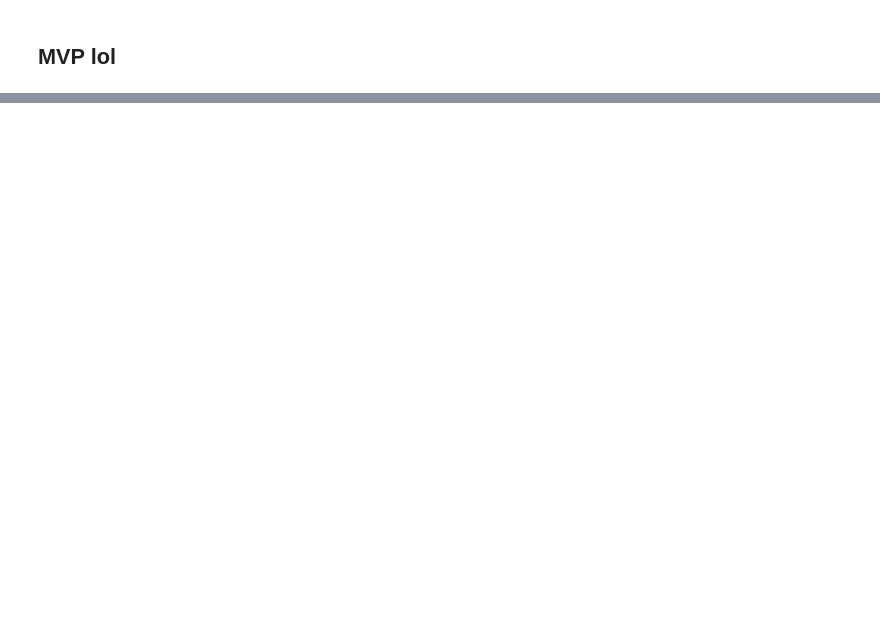
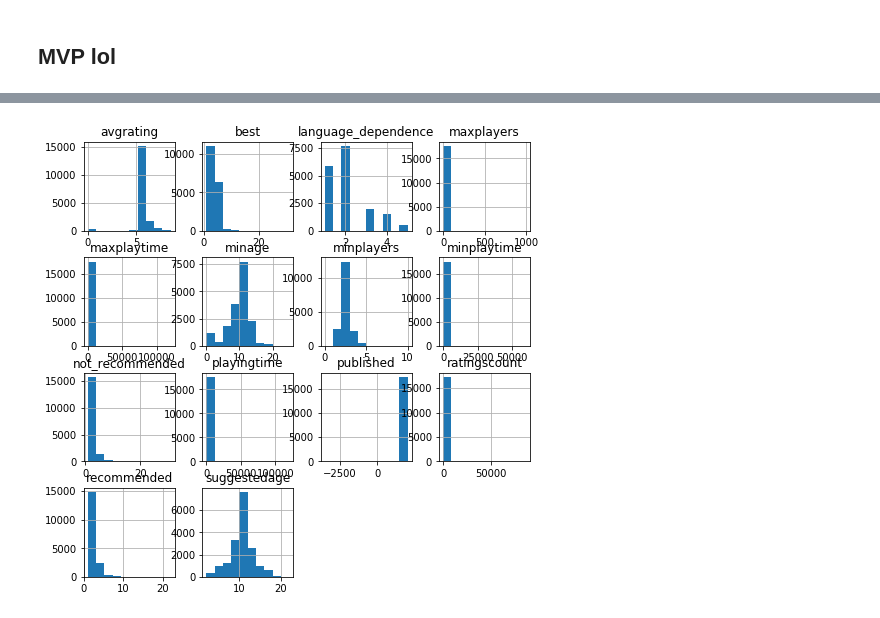
Before and after one commit to danjizquierdo/BoardGameRecommender, a Jupyter notebook: json-mvp.ipynb, the cells around one changed output, grey strips where cells are left out. Drawn from its saved outputs; the diff is of its cells as text; code cells hidden in the pictures; blank space fills up the shorter version.

```diff
--- a/json-mvp.ipynb
+++ b/json-mvp.ipynb
@@ -33,11 +33,16 @@ def game_to_json(o):
 ## MVP lol
 # %%
 from sklearn.neighbors import NearestNeighbors
+import numpy as np
+import pickle
+import matplotlib.pyplot as plt
+from sklearn.preprocessing import MinMaxScaler, RobustScaler
+import mca
 nn = NearestNeighbors(n_neighbors=5)
 df = pd.read_sql_query("SELECT * FROM games", engine)
 relevant = ['id', 'name', 'ratingscount', 'avgrating', 'published',
        'minplayers', 'maxplayers', 'best', 'recommended', 'not_recommended',
        'playingtime', 'minplaytime', 'maxplaytime', 'minage', 'suggestedage',
        'language_dependence']
-fullX = df[relevant].dropna()
+fullX = df[relevant].apply(lambda x: x.fillna(x.median()) if x.dtype != np.dtype('O') else x,axis=0)
 X = fullX.drop(['id', 'name'], axis=1)
@@ -43,0 +71,5 @@ X = fullX.drop(['id', 'name'], axis=1)
+# %%
+X.hist(figsize=(8,8));
+plt.show()
+# %% [output]
+[figure, added]
```
Also changed, not shown: parts of 16 cells of this notebook, 1 other file.
